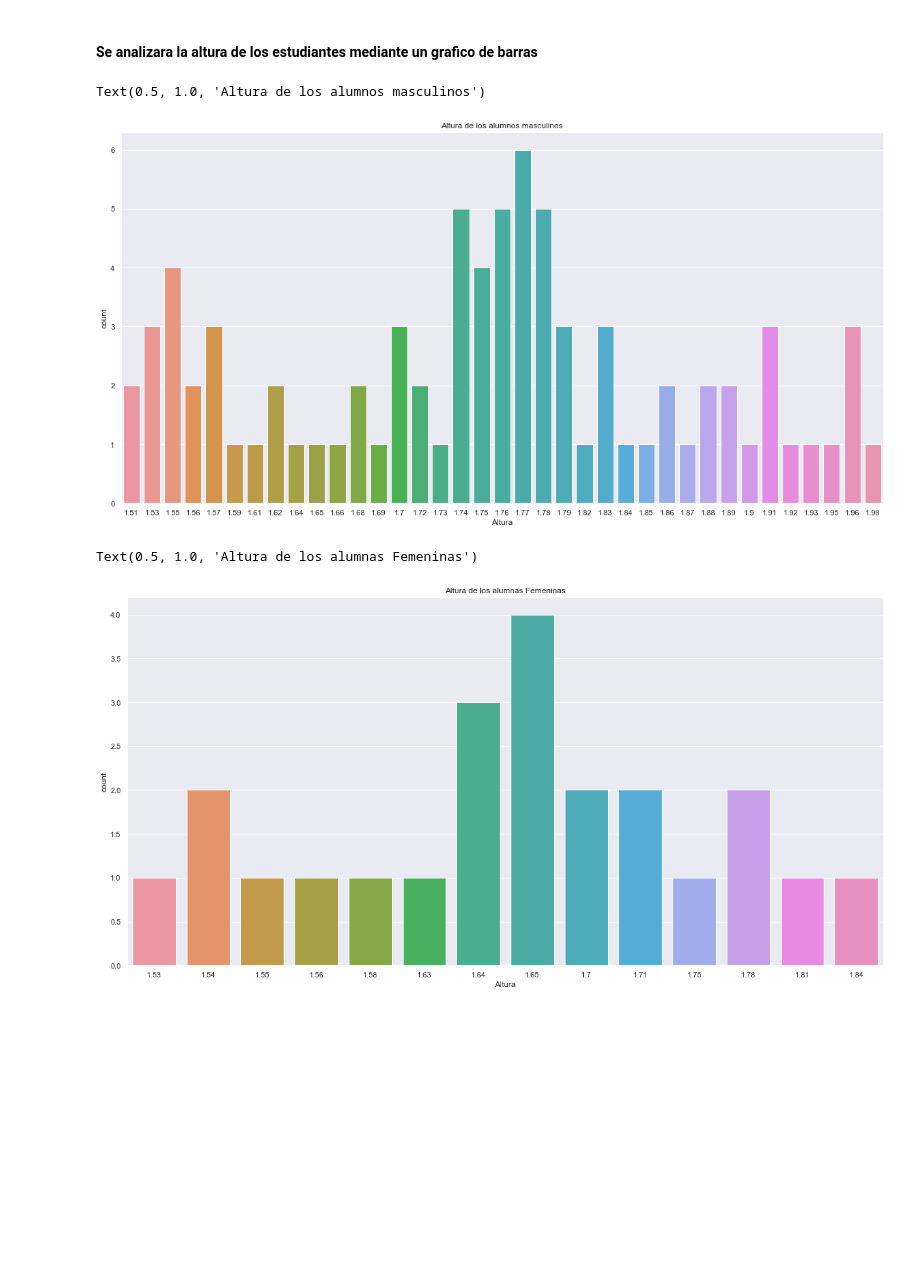
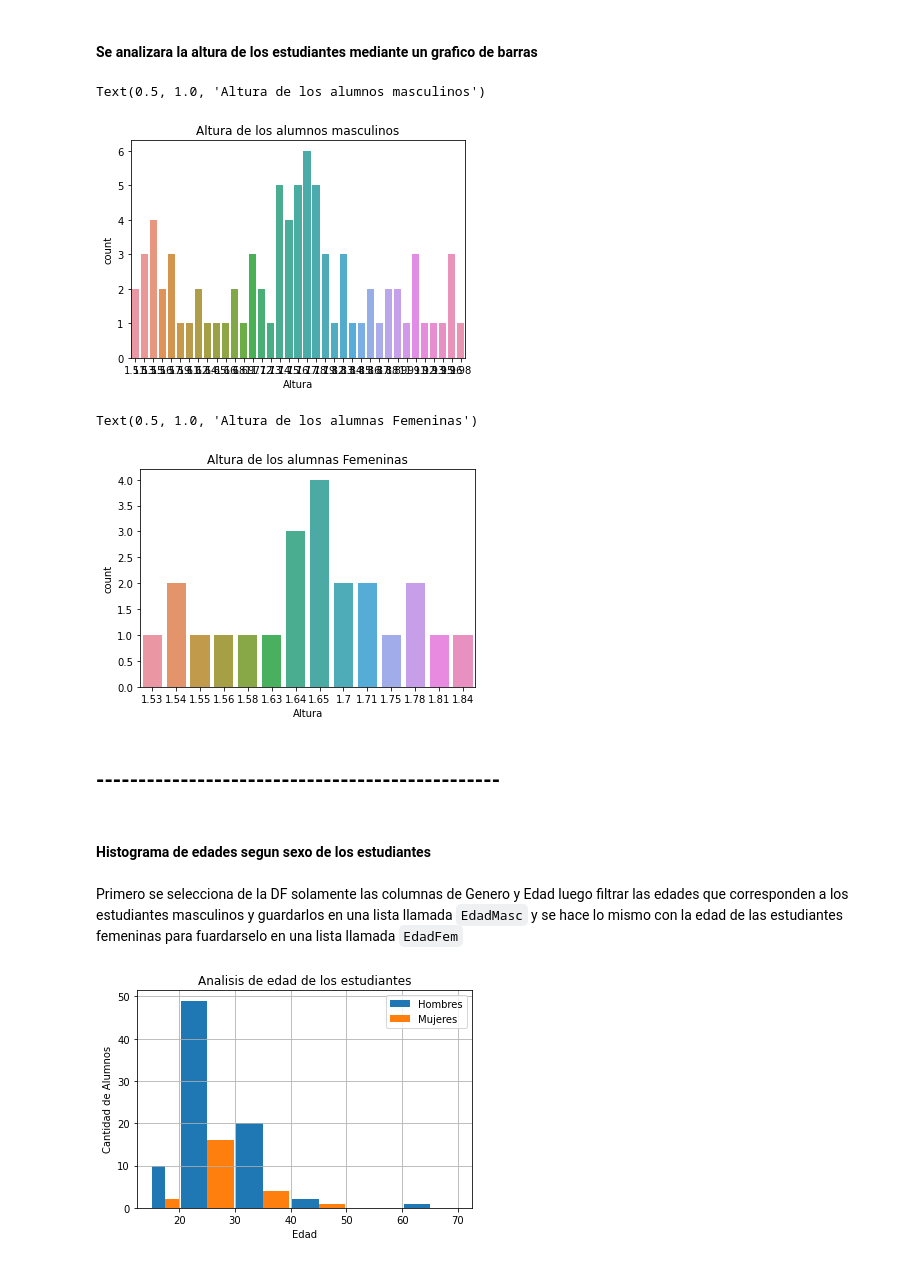
Before and after one commit to d4niel-san/Probabilidad-Aplicada, a Jupyter notebook: TP Final - Mermoz.ipynb, the cells around one changed output. Saved outputs shown, nothing was run; the diff lists cells and outputs as text; code cells hidden in the pictures; blank space fills up the shorter version.

```diff
--- a/TP Final - Mermoz.ipynb
+++ b/TP Final - Mermoz.ipynb
@@ -141,21 +134,46 @@ dfGH = dfGH[dfGH["Genero"].str.contains("Masculino")]
 Genero = dfGH.Genero
 Altura = dfGH.Altura
 
-sns.set(rc={'figure.figsize':(20,10)})
+#sns.set(rc={'figure.figsize':(20,10)})
 sns.countplot(x=Altura)
 plt.title("Altura de los alumnos masculinos")
 # %% [output]
 Text(0.5, 1.0, 'Altura de los alumnos masculinos')
-[figure, old version]
+[figure, new version]
 # %%
 dfGH = df[["Genero","Altura"]]
 dfGH = dfGH[dfGH["Genero"].str.contains("Femenino")]
 Genero = dfGH.Genero
 Altura = dfGH.Altura
 
-sns.set(rc={'figure.figsize':(20,10)})
+#sns.set(rc={'figure.figsize':(20,10)})
 sns.countplot(x=Altura)
 plt.title("Altura de los alumnas Femeninas")
 # %% [output]
 Text(0.5, 1.0, 'Altura de los alumnas Femeninas')
-[figure, old version]
+[figure, new version]
+# %% [markdown]
+## ------------------------------------------------
+# %% [markdown]
+#### Histograma de edades segun sexo de los estudiantes
+# %% [markdown]
+Primero se selecciona de la DF solamente las columnas de Genero y Edad luego filtrar las edades que corresponden a los estudiantes masculinos y guardarlos en una lista llamada `EdadMasc` y se hace lo mismo con la edad de las estudiantes femeninas para fuardarselo en una lista llamada `EdadFem`
+# %%
+dfGE = df[["Genero","Edad"]]
+dfMasc = dfGE[dfGE["Genero"].str.contains("Masc")]
+EdadMasc = dfMasc.Edad
+EdadMasc
+
+dfGE = df[["Genero","Edad"]]
+dfMasc = dfGE[dfGE["Genero"].str.contains("Fem")]
+EdadFem = dfMasc.Edad
+EdadFem
+
+plt.xlabel("Edad")
+plt.ylabel("Cantidad de Alumnos")
+plt.title("Analisis de edad de los estudiantes")
+plt.hist([EdadMasc, EdadFem],bins=[15,20,30,40,50,60,70],rwidth=.95,label=["Hombres","Mujeres"])
+plt.legend()
+plt.grid()
+# %% [output]
+[figure, added]
```
Also changed, not shown: parts of 30 cells of this notebook, 2 other files.
